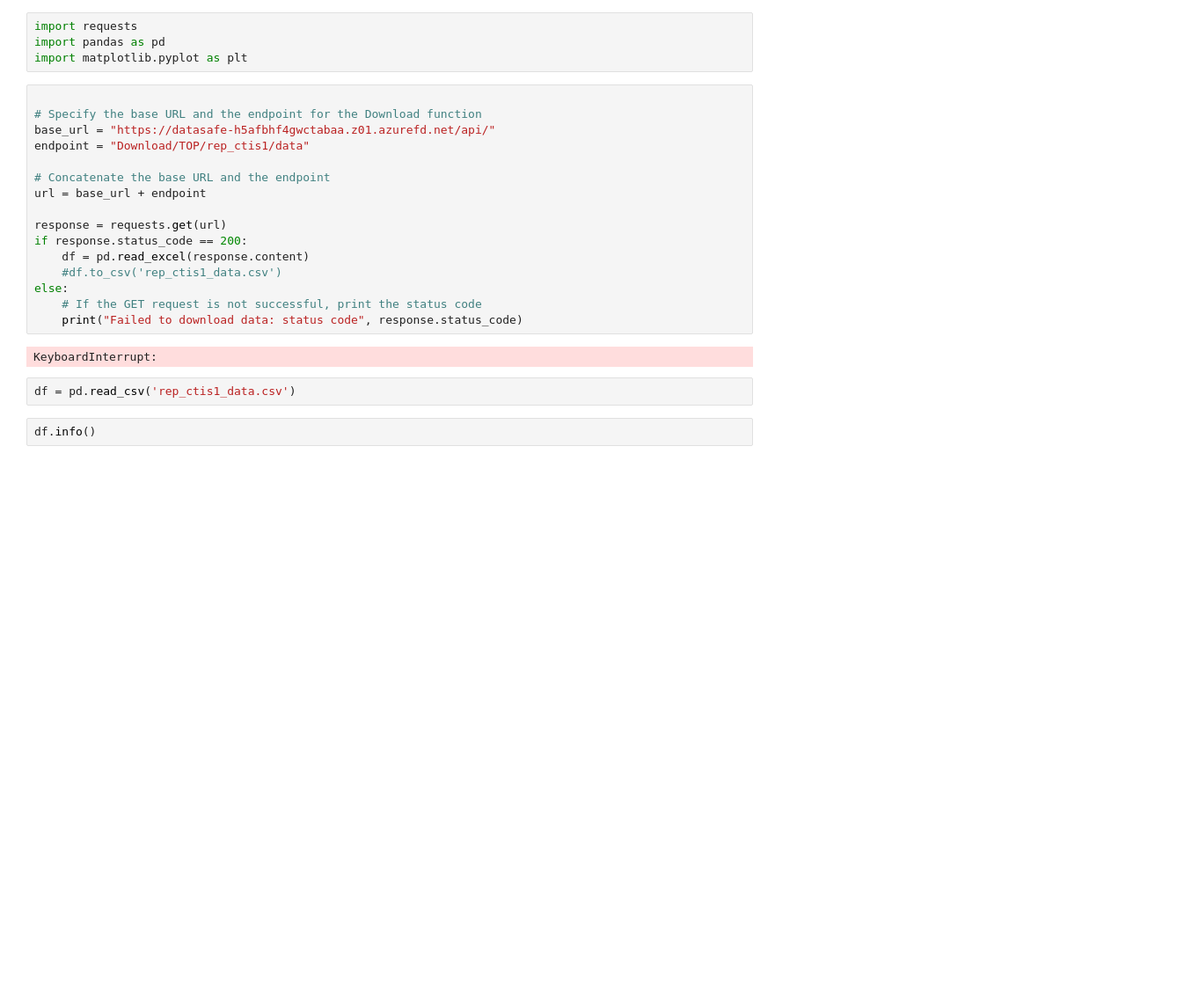
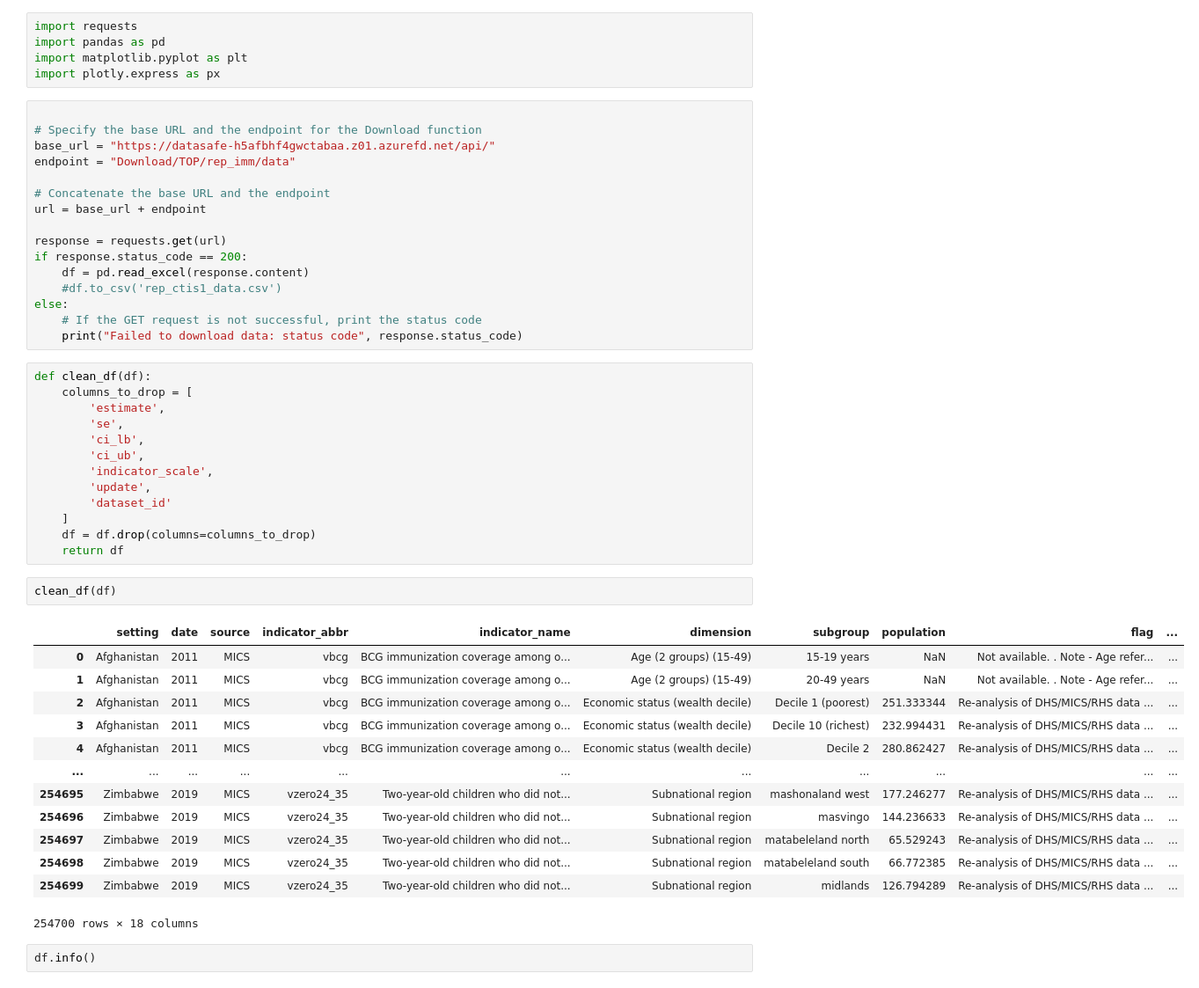
Before and after one commit to max0514/WHO_HIDR_exploation, a Jupyter notebook: test.ipynb, the cells around one changed output. Shown at 88% size. Drawn from its saved outputs; the diff is of its cells as text; blank space fills up the shorter version.

```diff
--- a/test.ipynb
+++ b/test.ipynb
@@ -2,11 +2,12 @@
 import requests
 import pandas as pd
 import matplotlib.pyplot as plt
+import plotly.express as px
 # %%
 
 # Specify the base URL and the endpoint for the Download function
 base_url = "https://datasafe-h5afbhf4gwctabaa.z01.azurefd.net/api/"
-endpoint = "Download/TOP/rep_ctis1/data"
+endpoint = "Download/TOP/rep_imm/data"
 
 # Concatenate the base URL and the endpoint
 url = base_url + endpoint
@@ -18,10 +19,35 @@ if response.status_code == 200:
 else:
     # If the GET request is not successful, print the status code
     print("Failed to download data: status code", response.status_code)
-# %% [output]
-KeyboardInterrupt:
-# %%
-df = pd.read_csv('rep_ctis1_data.csv')
+# %%
+def clean_df(df):
+    columns_to_drop = [
+        'estimate',
+        'se',
+        'ci_lb',
+        'ci_ub',
+        'indicator_scale',
+        'update',
+        'dataset_id'
+    ]
+    df = df.drop(columns=columns_to_drop)
+    return df
+# %%
+clean_df(df)
+# %% [output]
+|  | setting | date | source | indicator_abbr | indicator_name | dimension | subgroup | population | flag | ... |
+| 0 | Afghanistan | 2011 | MICS | vbcg | BCG immunization coverage among o... | Age (2 groups) (15-49) | 15-19 years | NaN | Not available. . Note - Age refer... | ... |
+| 1 | Afghanistan | 2011 | MICS | vbcg | BCG immunization coverage among o... | Age (2 groups) (15-49) | 20-49 years | NaN | Not available. . Note - Age refer... | ... |
+| 2 | Afghanistan | 2011 | MICS | vbcg | BCG immunization coverage among o... | Economic status (wealth decile) | Decile 1 (poorest) | 251.333344 | Re-analysis of DHS/MICS/RHS data ... | ... |
+| 3 | Afghanistan | 2011 | MICS | vbcg | BCG immunization coverage among o... | Economic status (wealth decile) | Decile 10 (richest) | 232.994431 | Re-analysis of DHS/MICS/RHS data ... | ... |
+| 4 | Afghanistan | 2011 | MICS | vbcg | BCG immunization coverage among o... | Economic status (wealth decile) | Decile 2 | 280.862427 | Re-analysis of DHS/MICS/RHS data ... | ... |
+| ... | ... | ... | ... | ... | ... | ... | ... | ... | ... | ... |
+| 254695 | Zimbabwe | 2019 | MICS | vzero24_35 | Two-year-old children who did not... | Subnational region | mashonaland west | 177.246277 | Re-analysis of DHS/MICS/RHS data ... | ... |
+| 254696 | Zimbabwe | 2019 | MICS | vzero24_35 | Two-year-old children who did not... | Subnational region | masvingo | 144.236633 | Re-analysis of DHS/MICS/RHS data ... | ... |
+| 254697 | Zimbabwe | 2019 | MICS | vzero24_35 | Two-year-old children who did not... | Subnational region | matabeleland north | 65.529243 | Re-analysis of DHS/MICS/RHS data ... | ... |
+| 254698 | Zimbabwe | 2019 | MICS | vzero24_35 | Two-year-old children who did not... | Subnational region | matabeleland south | 66.772385 | Re-analysis of DHS/MICS/RHS data ... | ... |
+| 254699 | Zimbabwe | 2019 | MICS | vzero24_35 | Two-year-old children who did not... | Subnational region | midlands | 126.794289 | Re-analysis of DHS/MICS/RHS data ... | ... |
+254700 rows × 18 columns
 # %%
 df.info()
 # %% [output]
```
Also changed, not shown: parts of 4 cells of this notebook, 2 other files.
